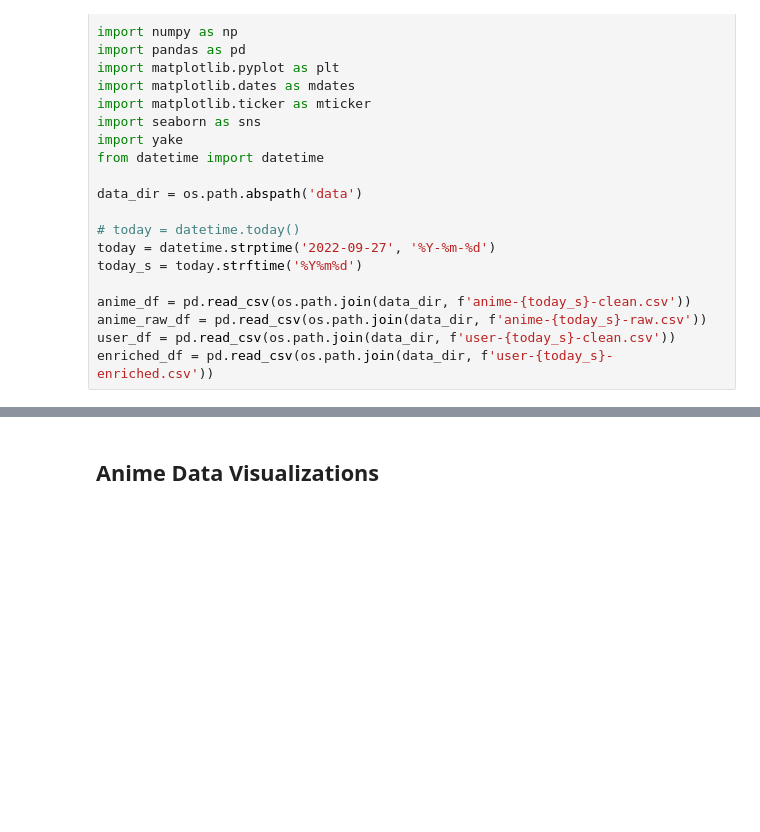
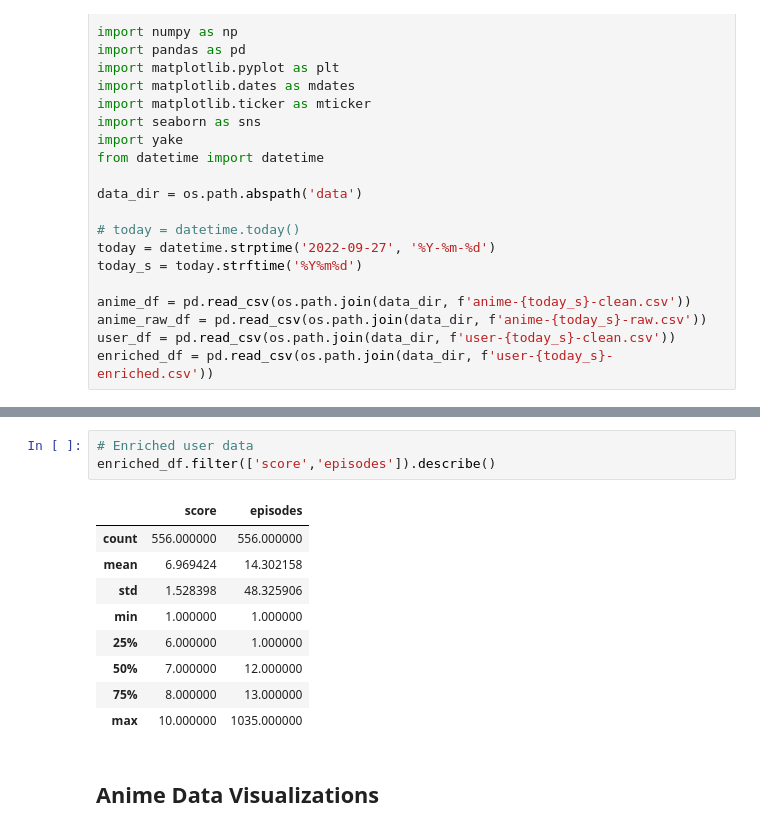
Before and after one commit to barrettotte/anilist-ml, a Jupyter notebook: explore.ipynb, the cells around one changed output, grey strips where cells are left out. Saved outputs shown, nothing was run; the diff lists cells and outputs as text; blank space fills up the shorter version.

```diff
--- a/explore.ipynb
+++ b/explore.ipynb
@@ -34,3 +75,16 @@ enriched_df = pd.read_csv(os.path.join(data_dir, f'user-{today_s}-enriched.csv')
+# %%
+# Enriched user data
+enriched_df.filter(['score','episodes']).describe()
+# %% [output]
+|  | score | episodes |
+| count | 556.000000 | 556.000000 |
+| mean | 6.969424 | 14.302158 |
+| std | 1.528398 | 48.325906 |
+| min | 1.000000 | 1.000000 |
+| 25% | 6.000000 | 1.000000 |
+| 50% | 7.000000 | 12.000000 |
+| 75% | 8.000000 | 13.000000 |
+| max | 10.000000 | 1035.000000 |
 # %% [markdown]
 ## Anime Data Visualizations
 # %%
```
Also changed, not shown: parts of 4 cells of this notebook, 5 other files.
